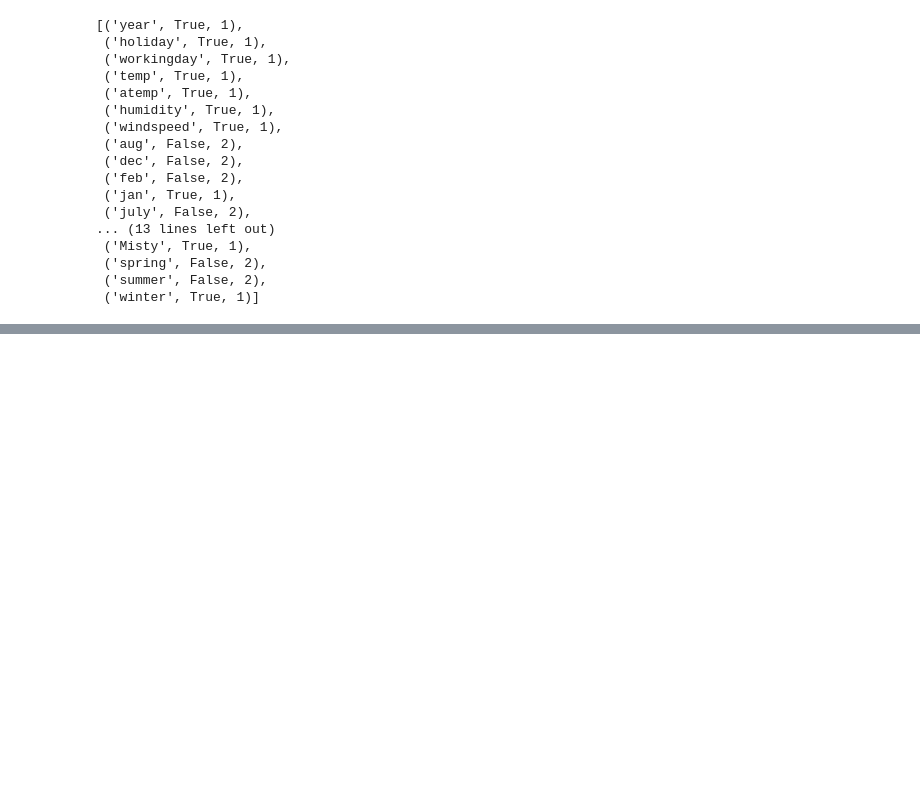
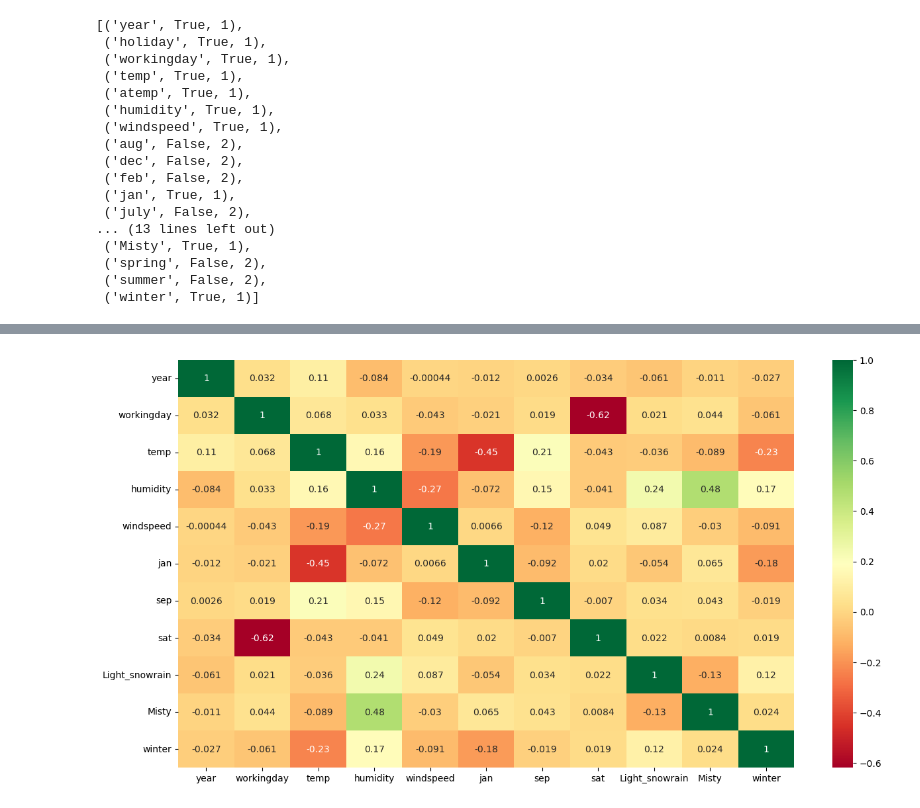
Before and after one commit to alokbhatnagar0580/BikeSharingRegression, a Jupyter notebook: BikeSharingAssignment.ipynb, the cells around one changed output, grey strips where cells are left out. Drawn from its saved outputs; the diff is of its cells as text; code cells hidden in the pictures; blank space fills up the shorter version.

```diff
--- a/BikeSharingAssignment.ipynb
+++ b/BikeSharingAssignment.ipynb
@@ -456,0 +484,4 @@ list(zip(X_train.columns,rfe.support_,rfe.ranking_))
+# %%
+# dataframe with RFE selected variables
+
+X_train_rfe = X_train[col]
@@ -456,0 +555,6 @@ list(zip(X_train.columns,rfe.support_,rfe.ranking_))
+# %%
+# We can drop atemp variable as it has high p-value and high VIF
+X_train_new = X_train_rfe.drop(['atemp'], axis = 1)
+
+# Run the function to calculate VIF for the new model
+calculateVIF(X_train_new)
@@ -456,0 +600,6 @@ list(zip(X_train.columns,rfe.support_,rfe.ranking_))
+# %%
+# We can drop holiday variable as it has high p-value
+X_train_new = X_train_new.drop(['holiday'], axis = 1)
+
+# Run the function to calculate VIF for the new model
+calculateVIF(X_train_new)
@@ -456,0 +731,6 @@ list(zip(X_train.columns,rfe.support_,rfe.ranking_))
+# %%
+plt.figure(figsize=(15,8))
+sns.heatmap(X_train_new.corr(),annot = True, cmap="RdYlGn")
+plt.show()
+# %% [output]
+[figure, added]
```
Also changed, not shown: parts of 32 cells of this notebook.
